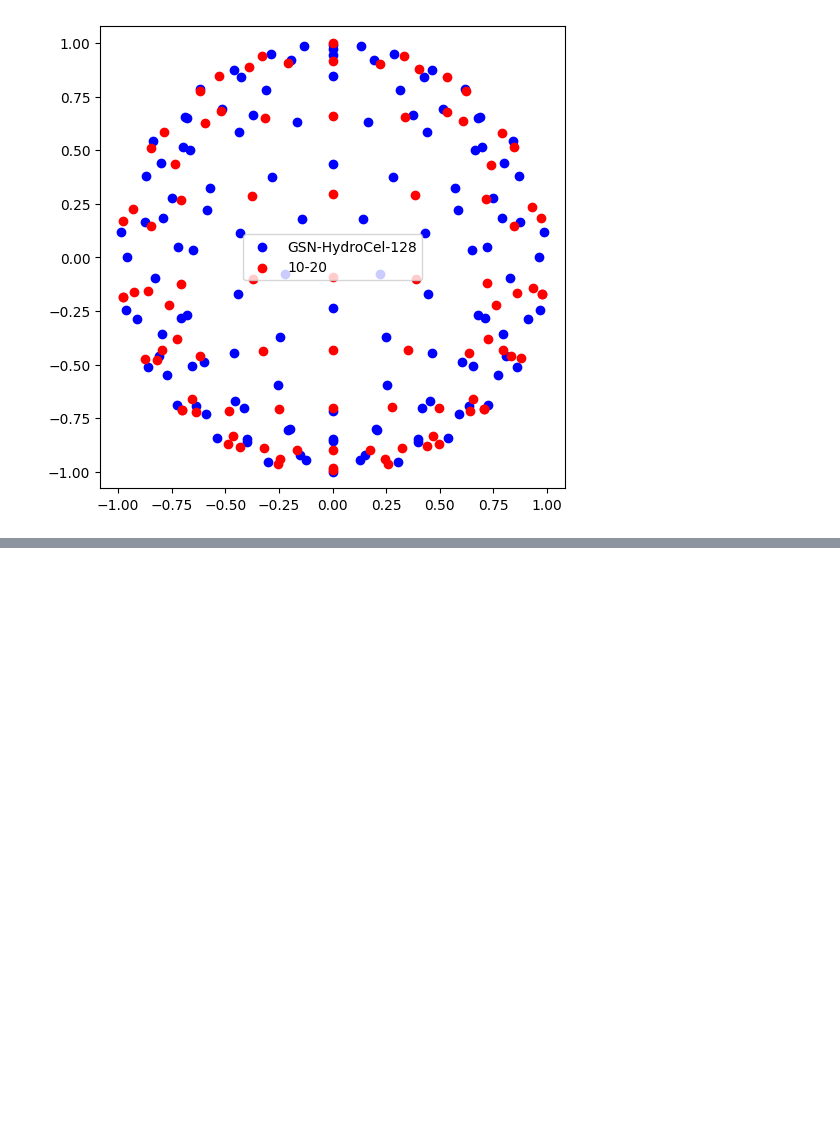
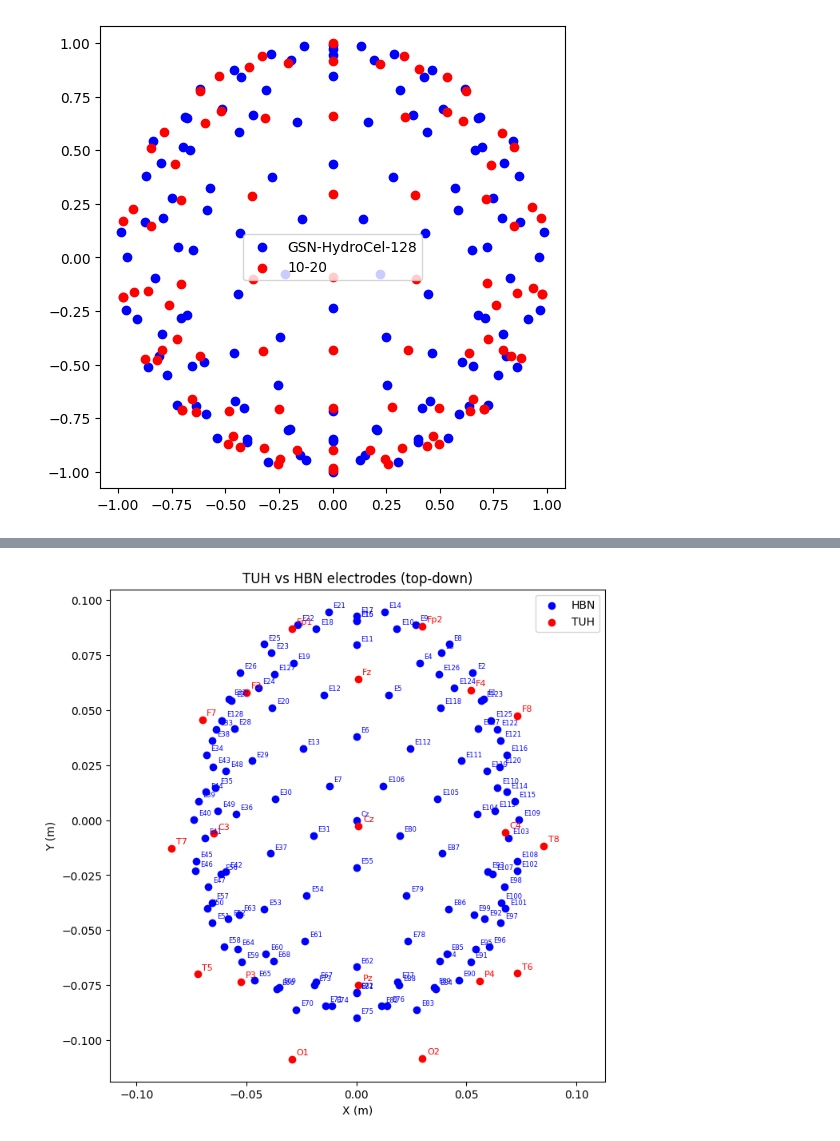
Before and after one commit to gjoelbye/SPEED, a Jupyter notebook: notebooks/hbn.ipynb, the cells around one changed output, grey strips where cells are left out. Cells and saved outputs as stored; diff of their text form; code cells hidden in the pictures; blank space fills up the shorter version.

```diff
--- a/notebooks/hbn.ipynb
+++ b/notebooks/hbn.ipynb
@@ -535,0 +440,3 @@ len(mapping)
+# %%
+# TUH electrode positions after rigid alignment
+tuh_pos = np.array([d['r'] for d in montage_tuh_subset.dig])
@@ -535,0 +465,4 @@ len(mapping)
+# %%
+# HBN electrode positions (template)
+hbn_pos = np.array([d['r'] for d in montage_hbn.dig])
+hbn_ch_names = list(montage_hbn.get_positions()['ch_pos'].keys())
@@ -535,0 +501,27 @@ len(mapping)
+# %%
+import matplotlib.pyplot as plt
+
+# XY positions
+tuh_xy = tuh_pos[:, :2]
+hbn_xy = hbn_pos[:, :2]
+
+plt.figure(figsize=(8,8))
+plt.scatter(hbn_xy[:,0], hbn_xy[:,1], c='blue', label='HBN')
+plt.scatter(tuh_xy[:,0], tuh_xy[:,1], c='red', label='TUH')
+
+# Add TUH labels
+for i, name in enumerate(positions_tuh.keys()):
+    plt.text(tuh_xy[i,0]+0.002, tuh_xy[i,1]+0.002, name, color='red', fontsize=8)
+
+# Add HBN labels
+for i, name in enumerate(hbn_ch_names):
+    plt.text(hbn_xy[i,0]+0.002, hbn_xy[i,1]+0.002, name, color='blue', fontsize=6)
+
+plt.xlabel('X (m)')
+plt.ylabel('Y (m)')
+plt.title('TUH vs HBN electrodes (top-down)')
+plt.legend()
+plt.axis('equal')
+plt.show()
+# %% [output]
+[figure, added]
```
Also changed, not shown: parts of 67 cells of this notebook, 4 other files.
